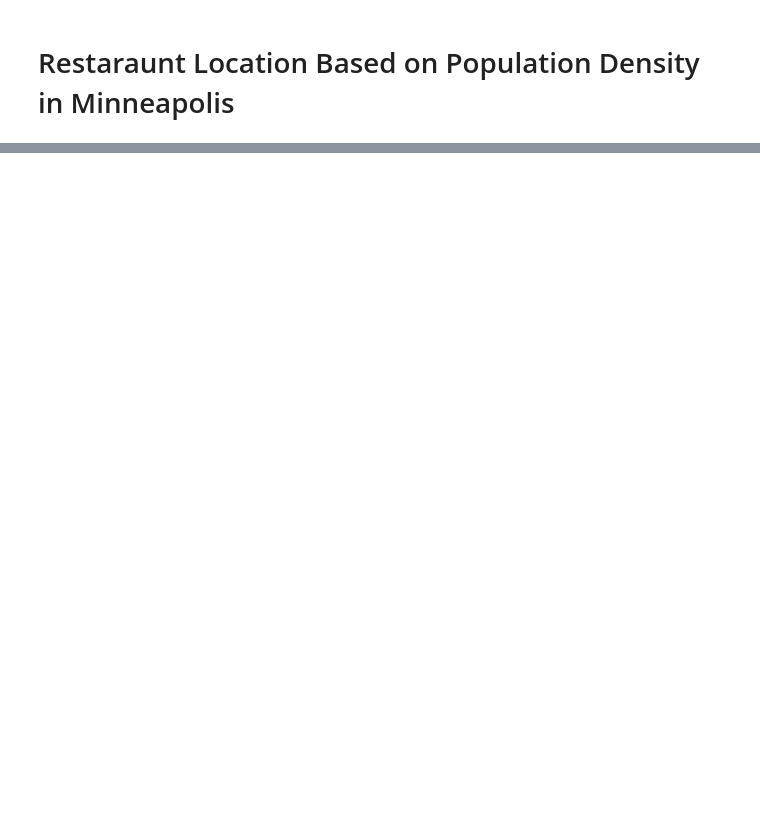
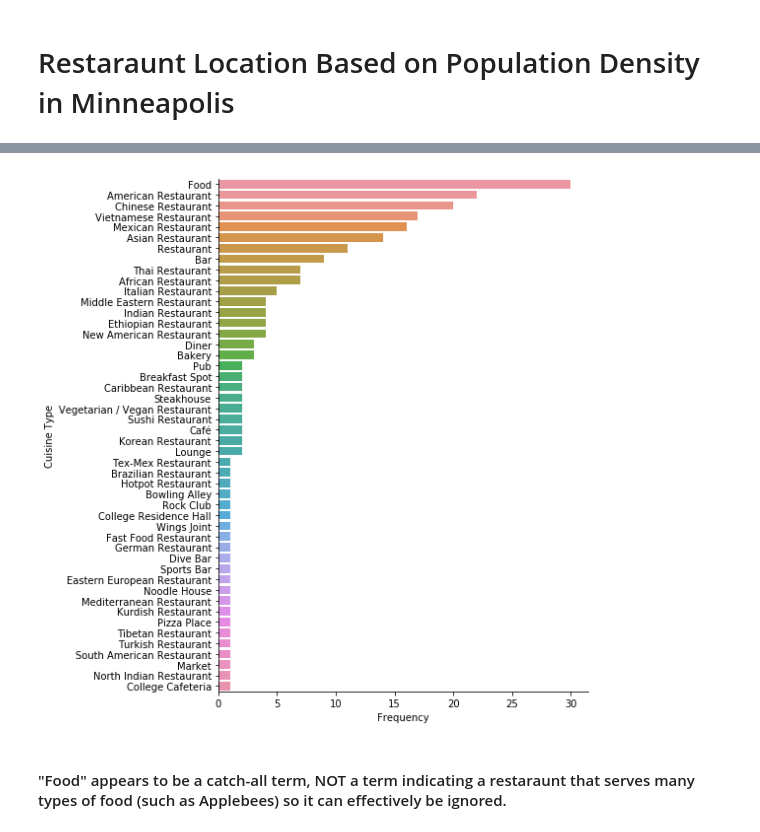
Before and after one commit to Jwychor/Applied_Data_Science_Capstone, a Jupyter notebook: Capstone_Location_Project.ipynb, the cells around one changed output, grey strips where cells are left out. Cells and saved outputs as stored; diff of their text form; code cells hidden in the pictures; blank space fills up the shorter version.

```diff
--- a/Capstone_Location_Project.ipynb
+++ b/Capstone_Location_Project.ipynb
@@ -30,0 +62,17 @@ results = requests.get(url).json()
+# %%
+#Convert the JSON data into a DataFrame, then add the type of cuisine to the dataframe removing any duplicates
+
+dflist = []
+for i in range(len(results)):
+    df = json_normalize(results[i]["response"]["venues"])
+    genre = []
+    for j in range(len(df)):
+        category = df.iloc[j,0]
+        l = json_normalize(category)
+        genre.append(l.iloc[0,3])
+    df["cuisine"] = genre
+    dflist.append(df)
+
+df = pd.concat(dflist,sort = True)
+df = df.drop_duplicates(subset="name")
+len(df)
@@ -30,0 +90,15 @@ results = requests.get(url).json()
+# %%
+import seaborn as sns
+import numpy as np
+
+cuiscounts = pd.DataFrame(df["cuisine"].value_counts())
+cuiscounts["name"] = cuiscounts.index
+
+ax = sns.catplot(x = 'cuisine',y = 'name',data=cuiscounts,
+            orient = 'h',height = 8,kind = 'bar')
+ax.set(xlabel = "Frequency",ylabel = "Cuisine Type")
+plt.show()
+# %% [output]
+[figure, added]
+# %% [markdown]
+#### "Food" appears to be a catch-all term, NOT a term indicating a restaraunt that serves many types of food (such as Applebees) so it can effectively be ignored.
```
Also changed, not shown: parts of 9 cells of this notebook.
